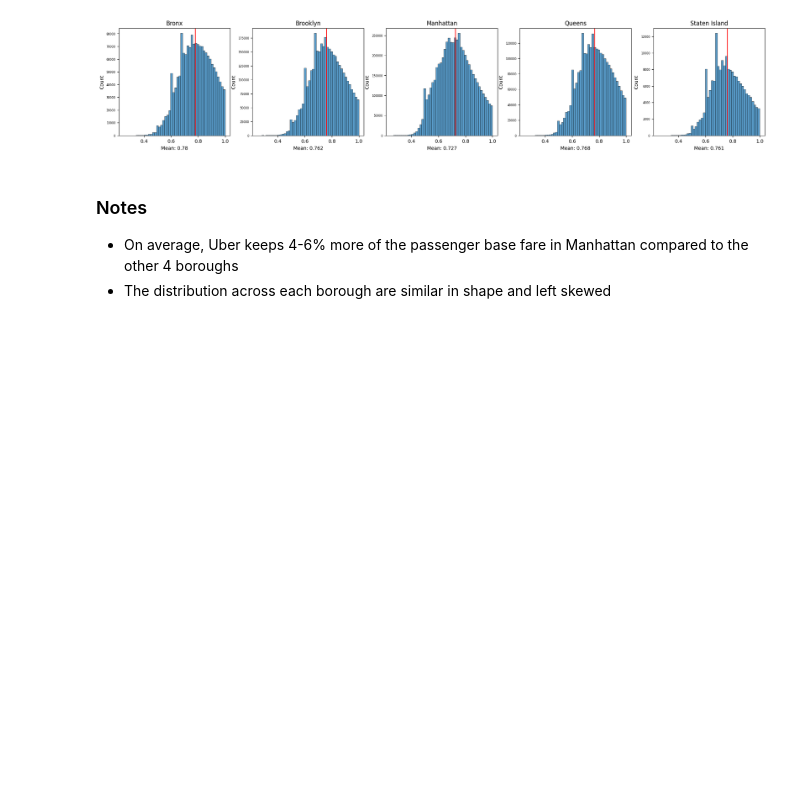
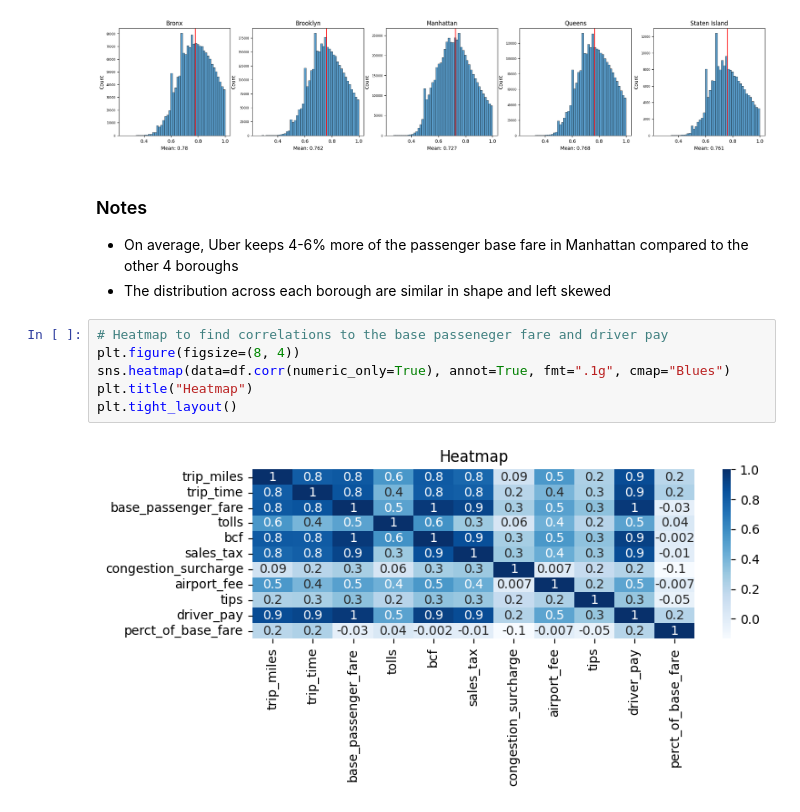
Before and after one commit to kazirshahria/nyc_trip_data_analysis, a Jupyter notebook: project/04_analysis.ipynb, the cells around one changed output. Saved outputs shown, nothing was run; the diff lists cells and outputs as text; blank space fills up the shorter version.

Commit message:
Included a heatmap and additional information of pay

```diff
--- a/project/04_analysis.ipynb
+++ b/project/04_analysis.ipynb
@@ -190,3 +190,11 @@ for i, borough in enumerate(["Bronx", "Brooklyn", "Manhattan", "Queens", "Staten
 
 - On average, Uber keeps 4-6% more of the passenger base fare in Manhattan compared to the other 4 boroughs
 - The distribution across each borough are similar in shape and left skewed
+# %%
+# Heatmap to find correlations to the base passeneger fare and driver pay
+plt.figure(figsize=(8, 4))
+sns.heatmap(data=df.corr(numeric_only=True), annot=True, fmt=".1g", cmap="Blues")
+plt.title("Heatmap")
+plt.tight_layout()
+# %% [output]
+[figure, added]
```
Also changed, not shown: parts of 8 cells of this notebook.
